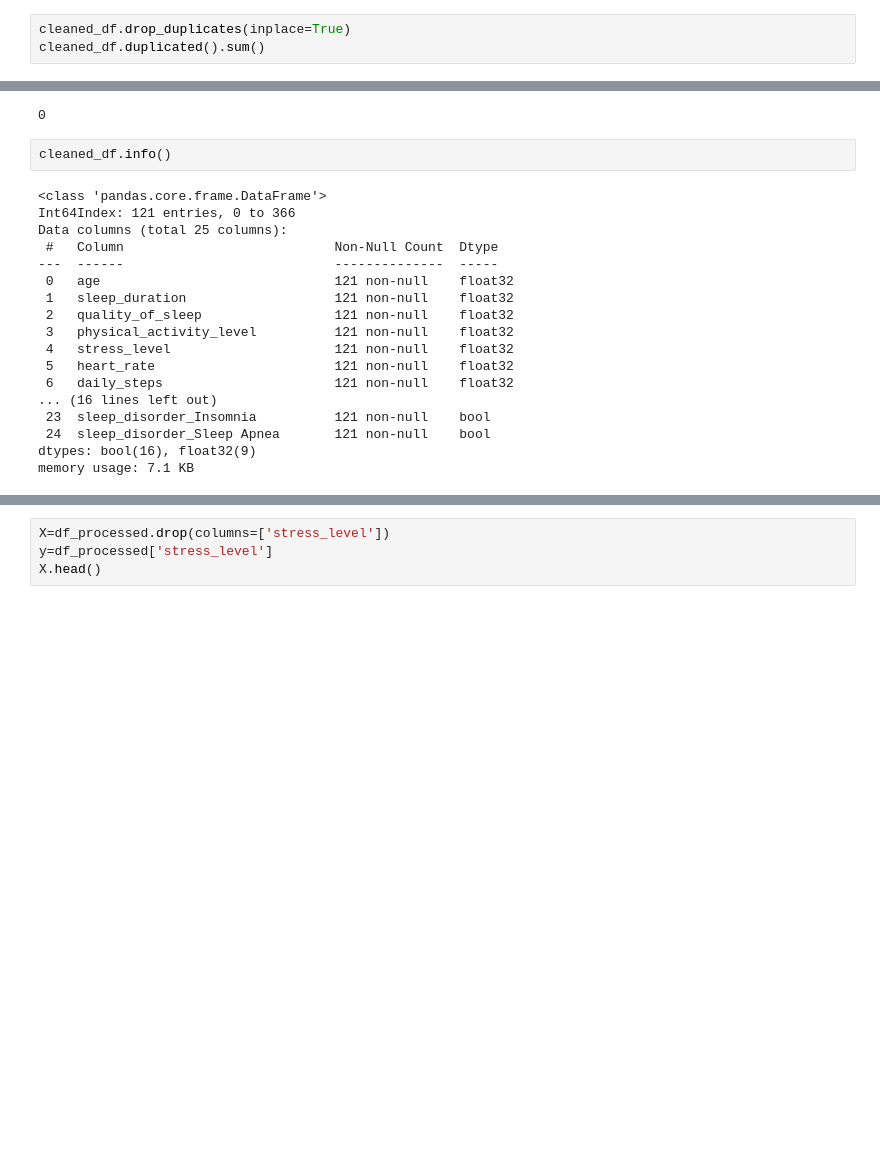
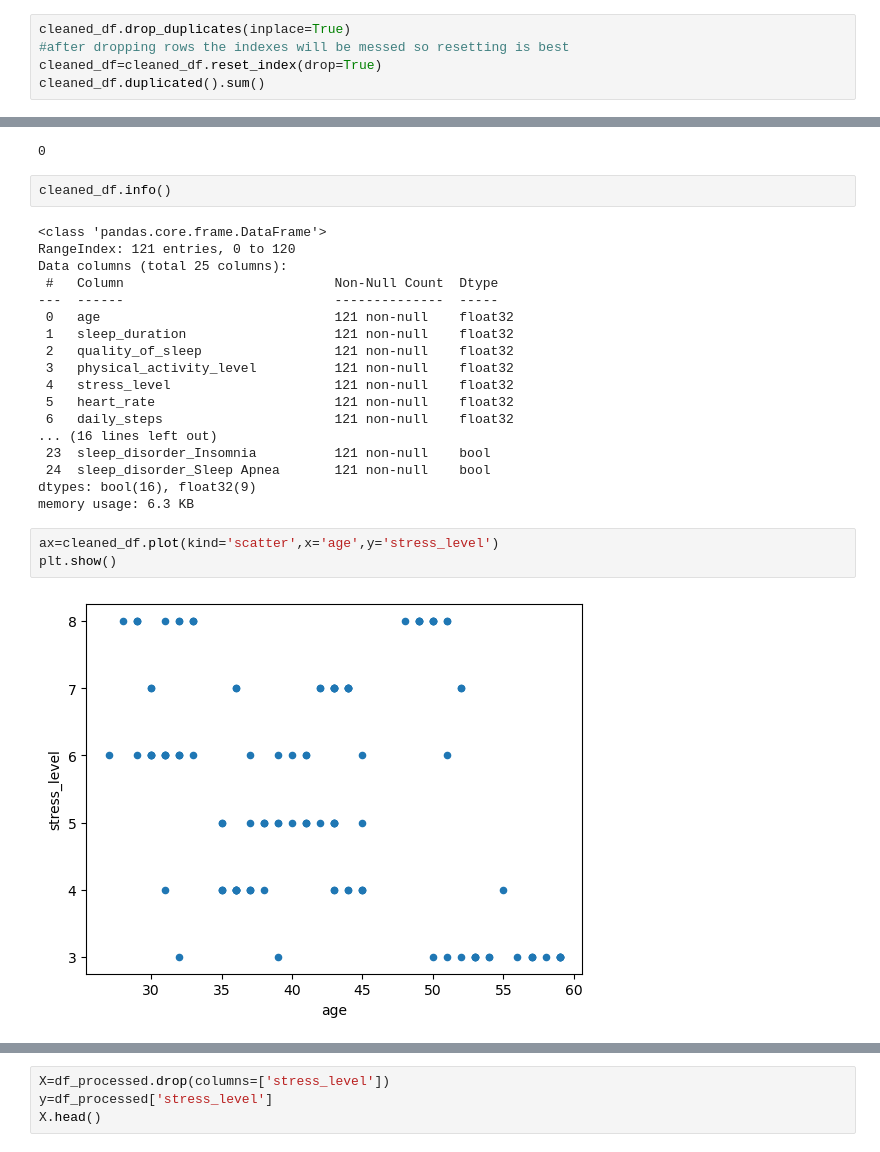
Before and after one commit to Vidaath/UOM-sessions, a Jupyter notebook: session-3/stress_levels.ipynb, the cells around one changed output, grey strips where cells are left out. Drawn from its saved outputs; the diff is of its cells as text; blank space fills up the shorter version.

```diff
--- a/session-3/stress_levels.ipynb
+++ b/session-3/stress_levels.ipynb
@@ -221,5 +237,7 @@ cleaned_df.duplicated().sum()
 # %%
 cleaned_df.drop_duplicates(inplace=True)
+#after dropping rows the indexes will be messed so resetting is best
+cleaned_df=cleaned_df.reset_index(drop=True)
 cleaned_df.duplicated().sum()
 # %% [output]
 A value is trying to be set on a copy of a slice from a DataFrame
@@ -231,7 +249,7 @@ See the caveats in the documentation: https://pandas.pydata.org/pandas-docs/stab
 cleaned_df.info()
 # %% [output]
 <class 'pandas.core.frame.DataFrame'>
-Int64Index: 121 entries, 0 to 366
+RangeIndex: 121 entries, 0 to 120
 Data columns (total 25 columns):
  #   Column                           Non-Null Count  Dtype
 ---  ------                           --------------  -----
@@ -246,4 +264,9 @@ Data columns (total 25 columns):
  23  sleep_disorder_Insomnia          121 non-null    bool
  24  sleep_disorder_Sleep Apnea       121 non-null    bool
 dtypes: bool(16), float32(9)
-memory usage: 7.1 KB
+memory usage: 6.3 KB
+# %%
+ax=cleaned_df.plot(kind='scatter',x='age',y='stress_level')
+plt.show()
+# %% [output]
+[figure, added]
```
Also changed, not shown: parts of 4 cells of this notebook.
